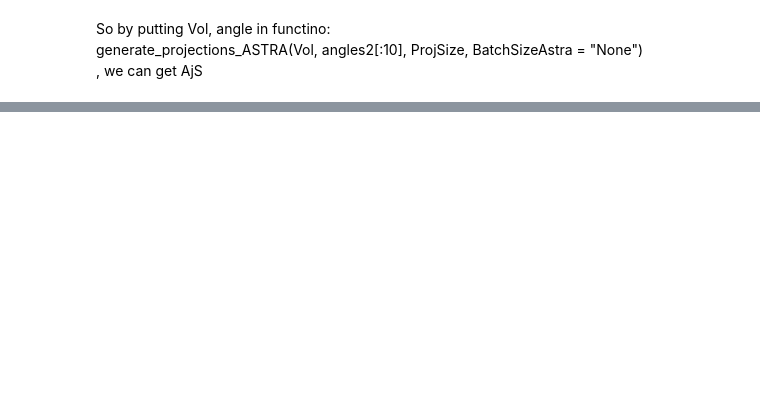
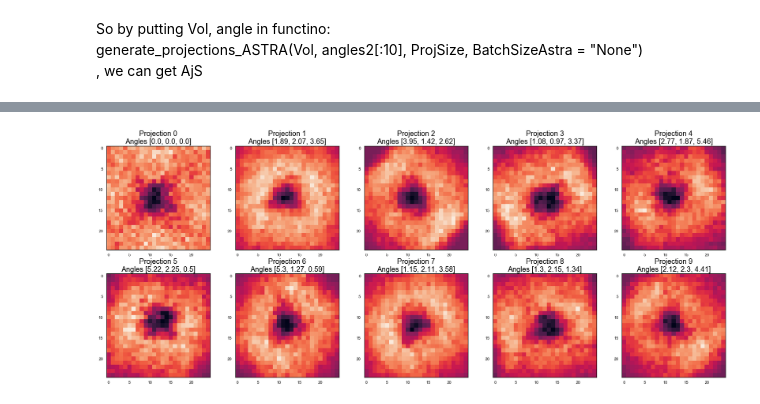
Before and after one commit to lewis841214/PCA_recon, a Jupyter notebook: Projection_Operation.ipynb, the cells around one changed output, grey strips where cells are left out. Cells and saved outputs as stored; diff of their text form; code cells hidden in the pictures; blank space fills up the shorter version.

```diff
--- a/Projection_Operation.ipynb
+++ b/Projection_Operation.ipynb
@@ -237,0 +309,8 @@ KeyboardInterrupt:
+# %%
+#print(P3R.mu)
+curremt_mu = P3R.mu.reshape(ProjSize,ProjSize,ProjSize, order = 'F' )
+CheckProjections = generate_projections_ASTRA(curremt_mu, angles2[:10], ProjSize, BatchSizeAstra = "None")
+pids = range(10)
+plot_projections(CheckProjections[pids], [f'Projection {pid}\nAngles {list(map(lambda x: round(x,2) , angles2[pid]))}' for pid in pids], nrows=2, ncols=5)
+# %% [output]
+[figure, added]
```
Also changed, not shown: parts of 8 cells of this notebook, 1 other file.
